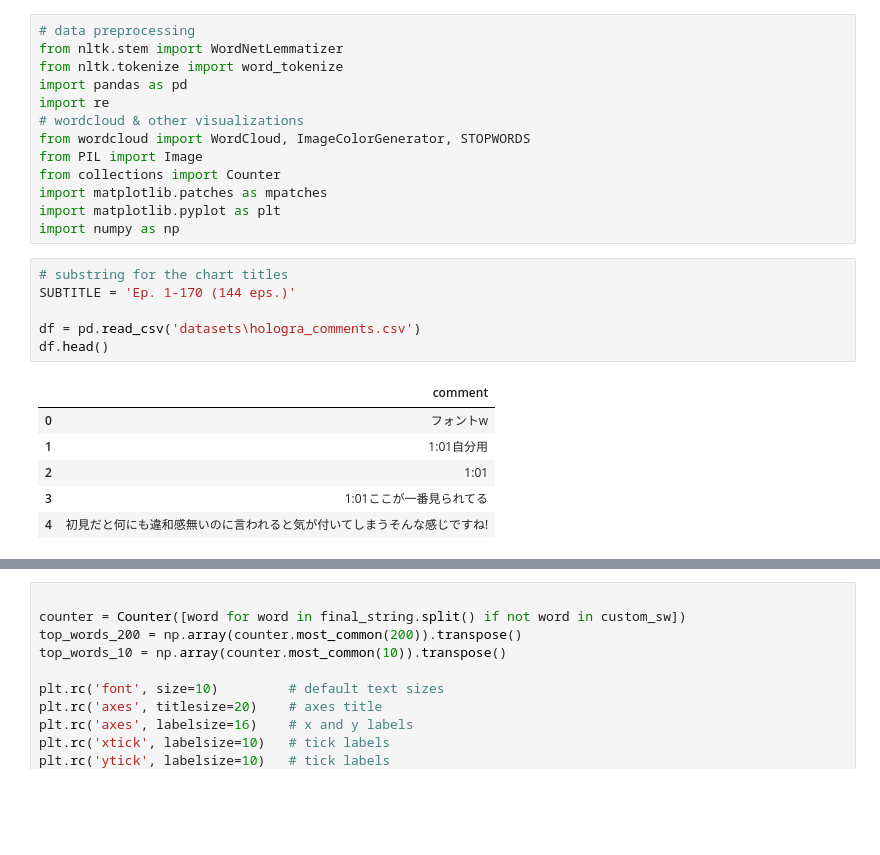
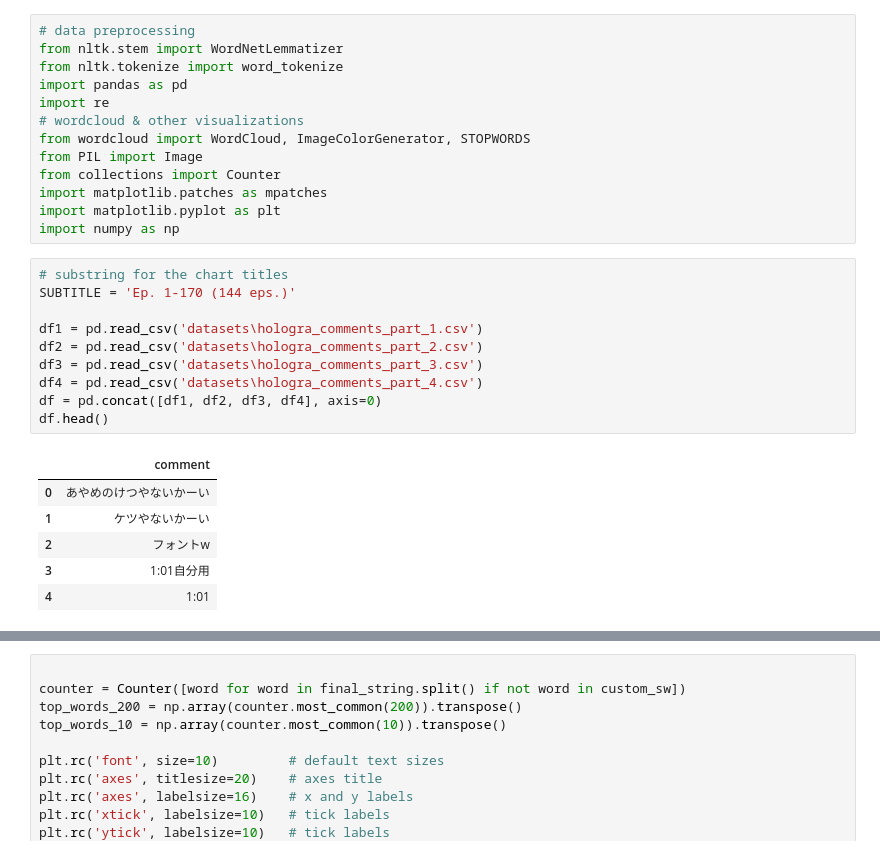
Before and after one commit to risbi0/Holo-no-Grafitti-Data-Analysis, a Jupyter notebook: main.ipynb, the cells around one changed output, grey strips where cells are left out. Saved outputs shown, nothing was run; the diff lists cells and outputs as text; blank space fills up the shorter version.

```diff
--- a/main.ipynb
+++ b/main.ipynb
@@ -14,16 +14,20 @@ import numpy as np
 # %%
 # substring for the chart titles
 SUBTITLE = 'Ep. 1-170 (144 eps.)'
 
-df = pd.read_csv('datasets\hologra_comments.csv')
+df1 = pd.read_csv('datasets\hologra_comments_part_1.csv')
+df2 = pd.read_csv('datasets\hologra_comments_part_2.csv')
+df3 = pd.read_csv('datasets\hologra_comments_part_3.csv')
+df4 = pd.read_csv('datasets\hologra_comments_part_4.csv')
+df = pd.concat([df1, df2, df3, df4], axis=0)
 df.head()
 # %% [output]
 |  | comment |
-| 0 | フォントw |
-| 1 | 1:01自分用 |
-| 2 | 1:01 |
-| 3 | 1:01ここが一番見られてる |
-| 4 | 初見だと何にも違和感無いのに言われると気が付いてしまうそんな感じですね! |
+| 0 | あやめのけつやないかーい |
+| 1 | ケツやないかーい |
+| 2 | フォントw |
+| 3 | 1:01自分用 |
+| 4 | 1:01 |
 # %%
 # add more stopwords
 stopwords_2 = set()
```
Also changed, not shown: parts of 6 cells of this notebook, 10 other files.
